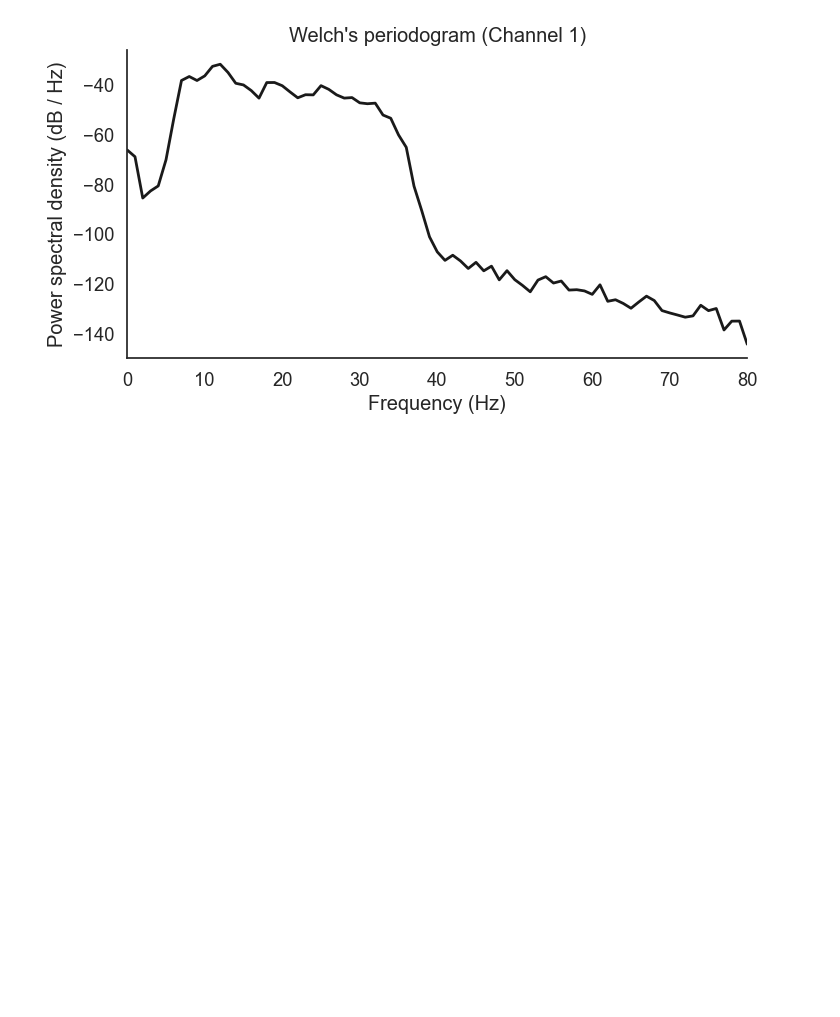
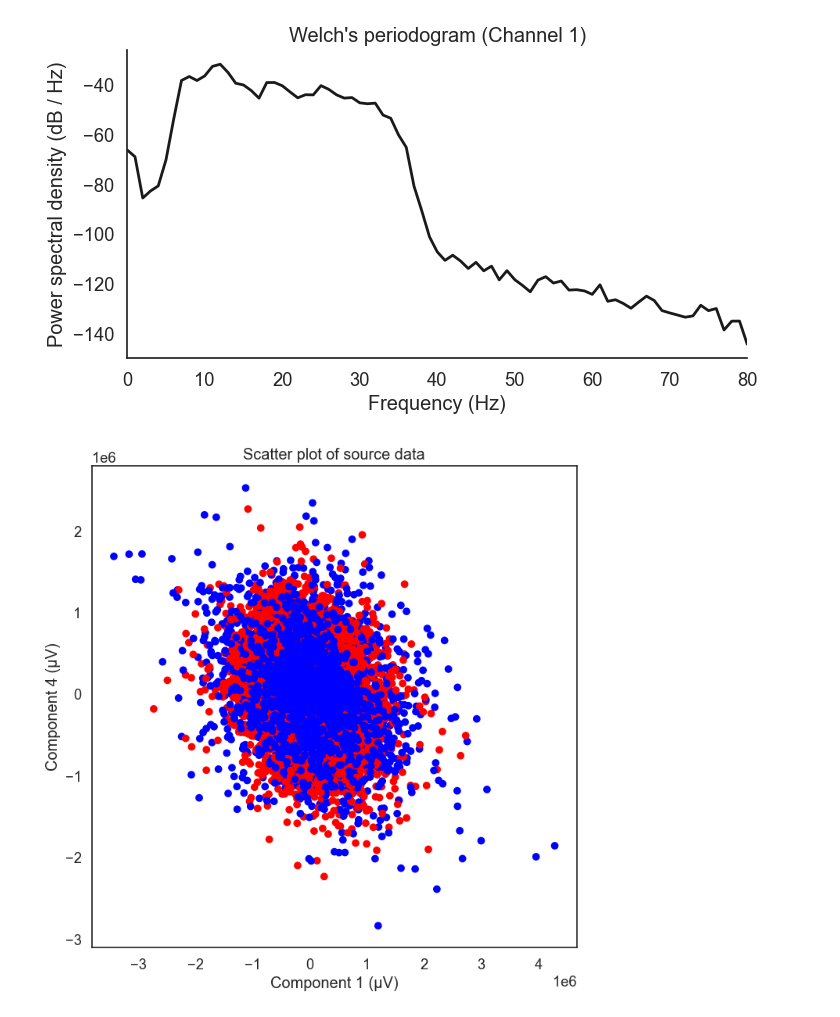
Before and after one commit to anmutechsupport/Energy-Efficient-Decoding-of-EEG-Motor-Imagery-using-Spiking-Legendre-Memory-Units, a Jupyter notebook: ml/preprocessing-bci2000.ipynb, the cells around one changed output. Drawn from its saved outputs; the diff is of its cells as text; code cells hidden in the pictures; blank space fills up the shorter version.

```diff
--- a/ml/preprocessing-bci2000.ipynb
+++ b/ml/preprocessing-bci2000.ipynb
@@ -1243,3 +1256,21 @@ plt.show();
 (4657, 4, 81)
 [figure]
 [figure]
+# %%
+# scatter plot of source amplitude
+
+scaling_factor = 1e6
+transform_flat = np.moveaxis(epochs_transformed, 1, 0).reshape(4, -1)
+labels_flat = (labels.reshape(-1, 1) * np.ones((1, epochs_transformed.shape[2]))).flatten()
+
+plt.figure(figsize=(8, 8))
+plt.scatter(transform_flat[0, :10000]*scaling_factor, transform_flat[3, :10000]*scaling_factor, c=labels_flat[:10000], cmap='bwr')
+
+# Add labels and a title
+plt.xlabel('Component 1 (μV)')
+plt.ylabel('Component 4 (μV)')
+plt.title('Scatter plot of source data')
+
+plt.show();
+# %% [output]
+[figure, added]
```
Also changed, not shown: parts of 4 cells of this notebook, 1 other file.
